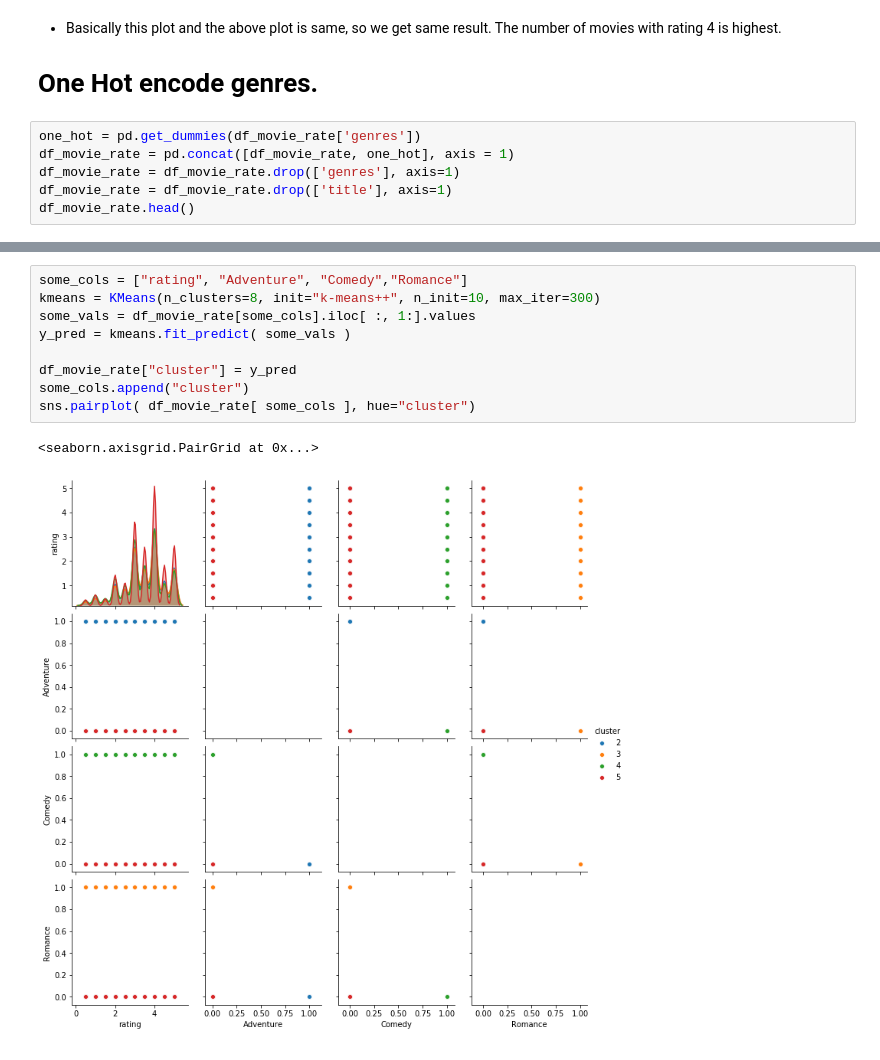
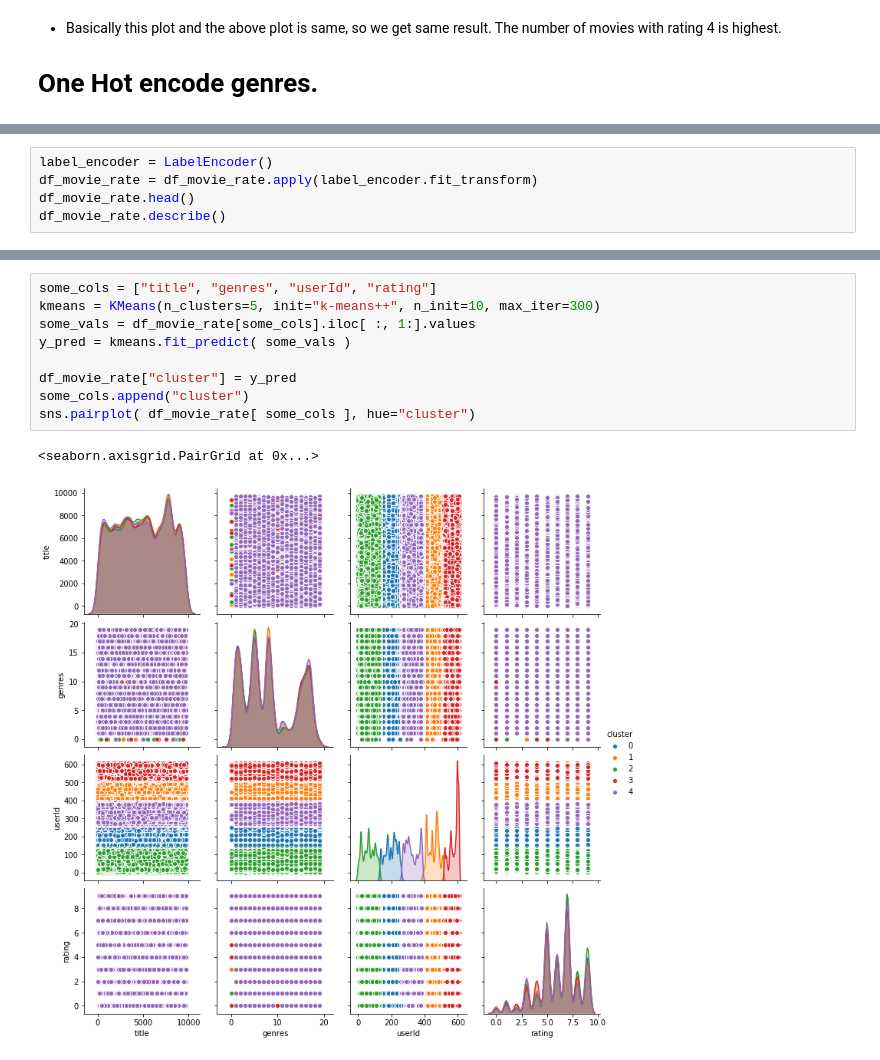
Before and after one commit to bhatraisummit/eecs_731_hw_project3, a Jupyter notebook: notebook/1.1-art_or_blockbuster.ipynb, the cells around one changed output, grey strips where cells are left out. Drawn from its saved outputs; the diff is of its cells as text.

```diff
--- a/notebook/1.1-art_or_blockbuster.ipynb
+++ b/notebook/1.1-art_or_blockbuster.ipynb
@@ -337,9 +337,3 @@ array([[<matplotlib.axes._subplots.AxesSubplot object at 0x...>]],
 - Basically this plot and the above plot is same, so we get same result. The number of movies with rating 4 is highest.
 
 # One Hot encode genres.
-# %%
-one_hot = pd.get_dummies(df_movie_rate['genres'])
-df_movie_rate = pd.concat([df_movie_rate, one_hot], axis = 1)
-df_movie_rate = df_movie_rate.drop(['genres'], axis=1)
-df_movie_rate = df_movie_rate.drop(['title'], axis=1)
-df_movie_rate.head()
@@ -353,0 +340,5 @@ df_movie_rate.head()
+# %%
+label_encoder = LabelEncoder()
+df_movie_rate = df_movie_rate.apply(label_encoder.fit_transform)
+df_movie_rate.head()
+df_movie_rate.describe()
@@ -379,13 +386,13 @@ array([ 0,  0,  0, ..., 10, 10, 10], dtype=int32)
 ... (22 outputs left out)
 # %%
-some_cols = ["rating", "Adventure", "Comedy","Romance"]
-kmeans = KMeans(n_clusters=8, init="k-means++", n_init=10, max_iter=300)
+some_cols = ["title", "genres", "userId", "rating"]
+kmeans = KMeans(n_clusters=5, init="k-means++", n_init=10, max_iter=300)
 some_vals = df_movie_rate[some_cols].iloc[ :, 1:].values
 y_pred = kmeans.fit_predict( some_vals )
 
 df_movie_rate["cluster"] = y_pred
 some_cols.append("cluster")
 sns.pairplot( df_movie_rate[ some_cols ], hue="cluster")
 # %% [output]
 <seaborn.axisgrid.PairGrid at 0x...>
-[figure, old version]
+[figure, new version]
```
Also changed, not shown: parts of 3 cells of this notebook.
